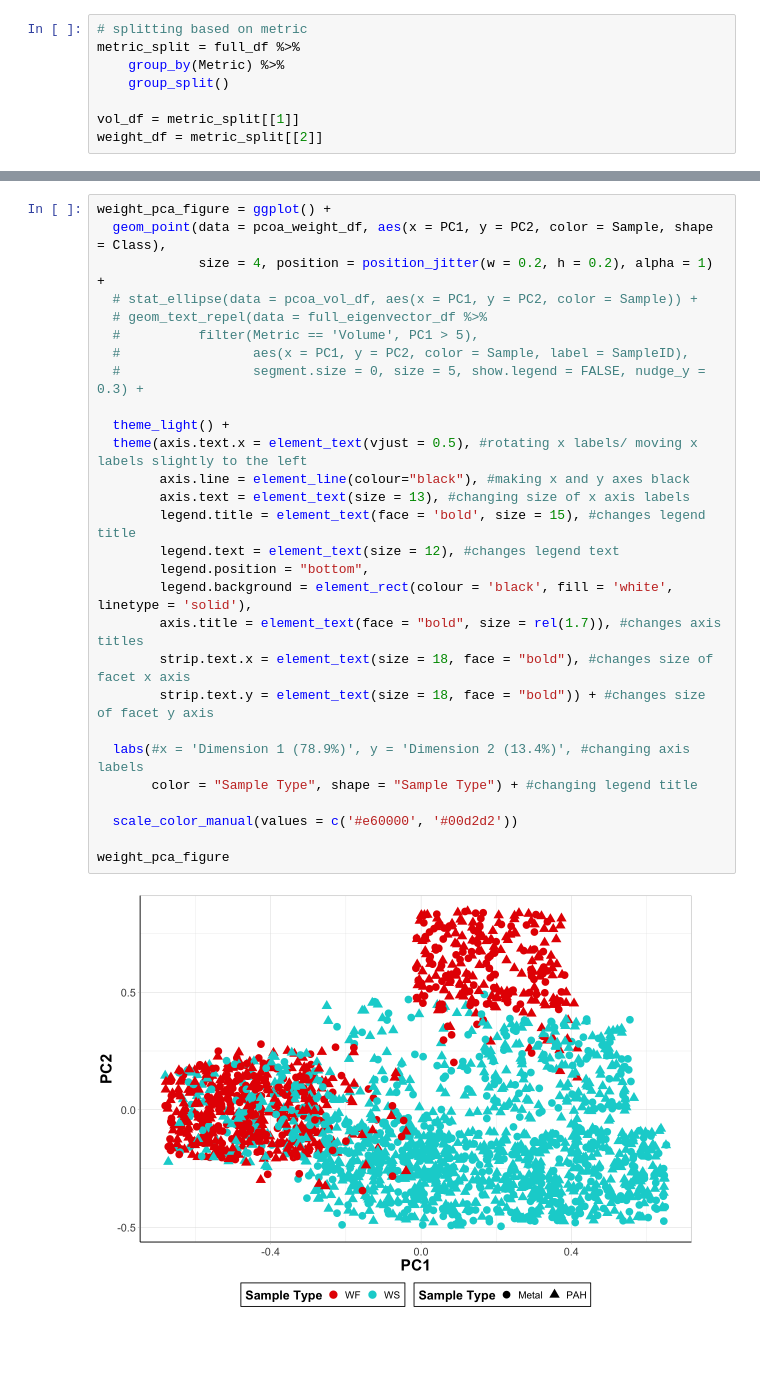
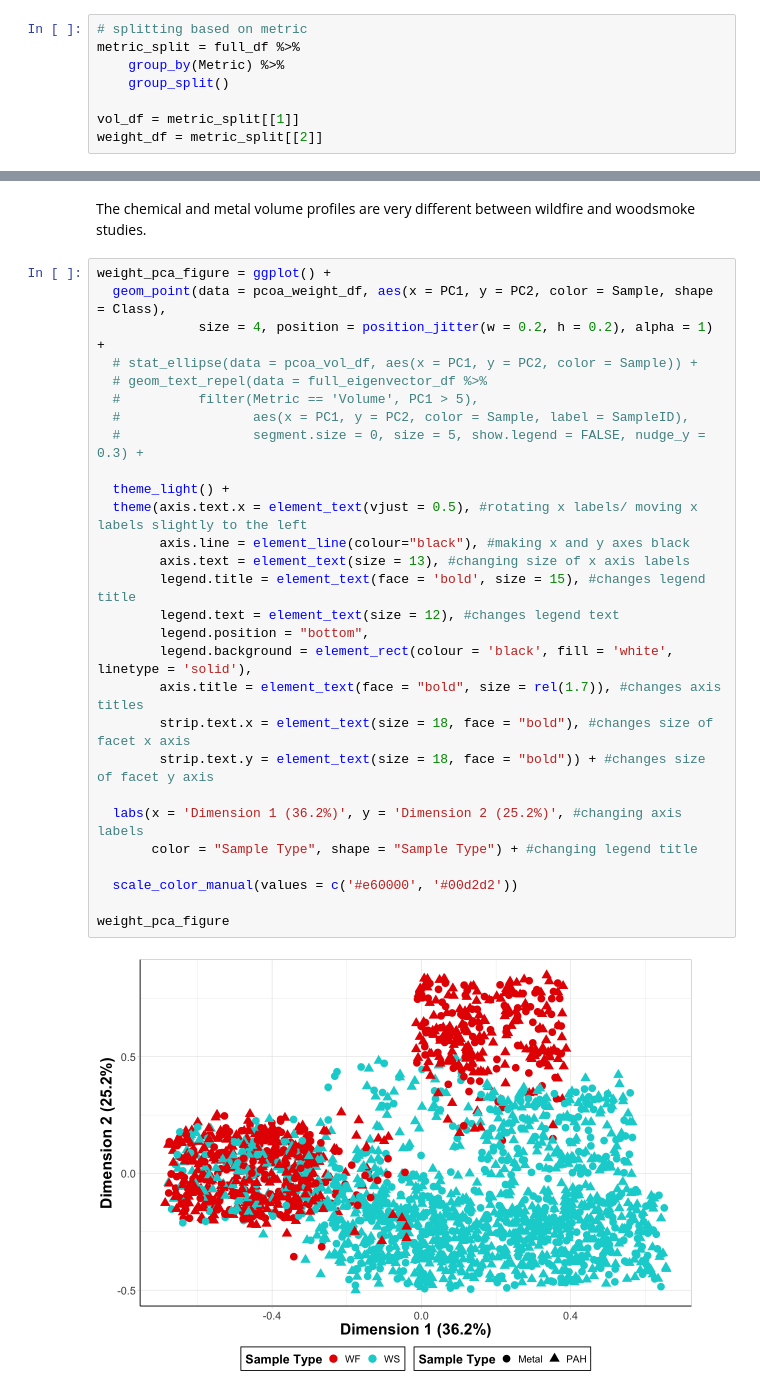
Before and after one commit to UNC-CEMALB/P1015.-Wildfire_Suffcient_Similiarity, a Jupyter notebook: 2. Cluster Analysis/PCoA.ipynb, the cells around one changed output, grey strips where cells are left out. Drawn from its saved outputs; the diff is of its cells as text; blank space fills up the shorter version.

```diff
--- a/2. Cluster Analysis/PCoA.ipynb
+++ b/2. Cluster Analysis/PCoA.ipynb
@@ -155,30 +173,32 @@ vol_pca_figure
+# %% [markdown]
+The chemical and metal volume profiles are very different between wildfire and woodsmoke studies.
 # %%
 weight_pca_figure = ggplot() +
   geom_point(data = pcoa_weight_df, aes(x = PC1, y = PC2, color = Sample, shape = Class),
              size = 4, position = position_jitter(w = 0.2, h = 0.2), alpha = 1) +
   # stat_ellipse(data = pcoa_vol_df, aes(x = PC1, y = PC2, color = Sample)) +
   # geom_text_repel(data = full_eigenvector_df %>%
   #          filter(Metric == 'Volume', PC1 > 5),
   #                 aes(x = PC1, y = PC2, color = Sample, label = SampleID),
   #                 segment.size = 0, size = 5, show.legend = FALSE, nudge_y = 0.3) +
 
   theme_light() +
   theme(axis.text.x = element_text(vjust = 0.5), #rotating x labels/ moving x labels slightly to the left
         axis.line = element_line(colour="black"), #making x and y axes black
         axis.text = element_text(size = 13), #changing size of x axis labels
         legend.title = element_text(face = 'bold', size = 15), #changes legend title
         legend.text = element_text(size = 12), #changes legend text
         legend.position = "bottom",
         legend.background = element_rect(colour = 'black', fill = 'white', linetype = 'solid'),
         axis.title = element_text(face = "bold", size = rel(1.7)), #changes axis titles
         strip.text.x = element_text(size = 18, face = "bold"), #changes size of facet x axis
         strip.text.y = element_text(size = 18, face = "bold")) + #changes size of facet y axis
 
-  labs(#x = 'Dimension 1 (78.9%)', y = 'Dimension 2 (13.4%)', #changing axis labels
+  labs(x = 'Dimension 1 (36.2%)', y = 'Dimension 2 (25.2%)', #changing axis labels
        color = "Sample Type", shape = "Sample Type") + #changing legend title
 
   scale_color_manual(values = c('#e60000', '#00d2d2'))
 
 weight_pca_figure
 # %% [output]
-[figure, old version]
+[figure, new version]
```
Also changed, not shown: parts of 8 cells of this notebook.
